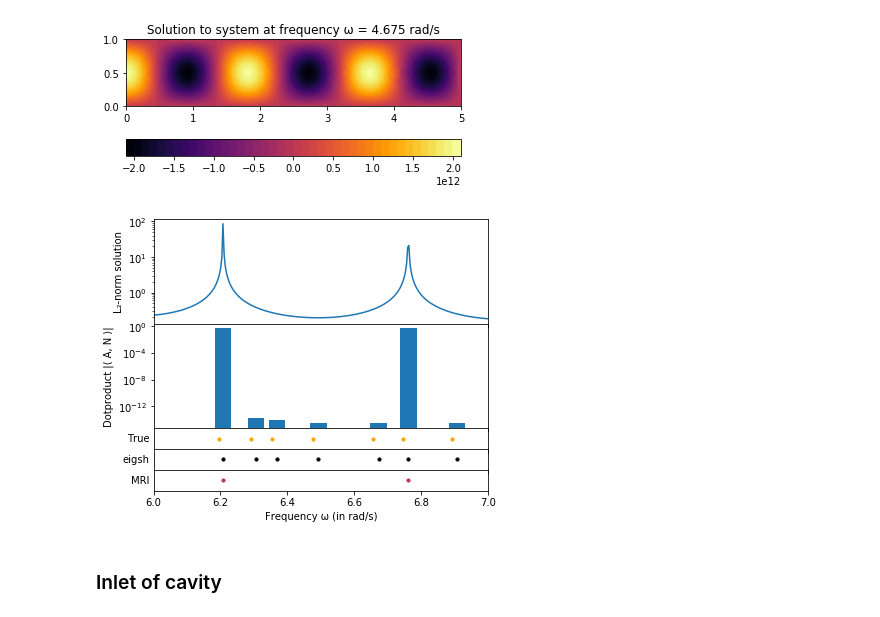
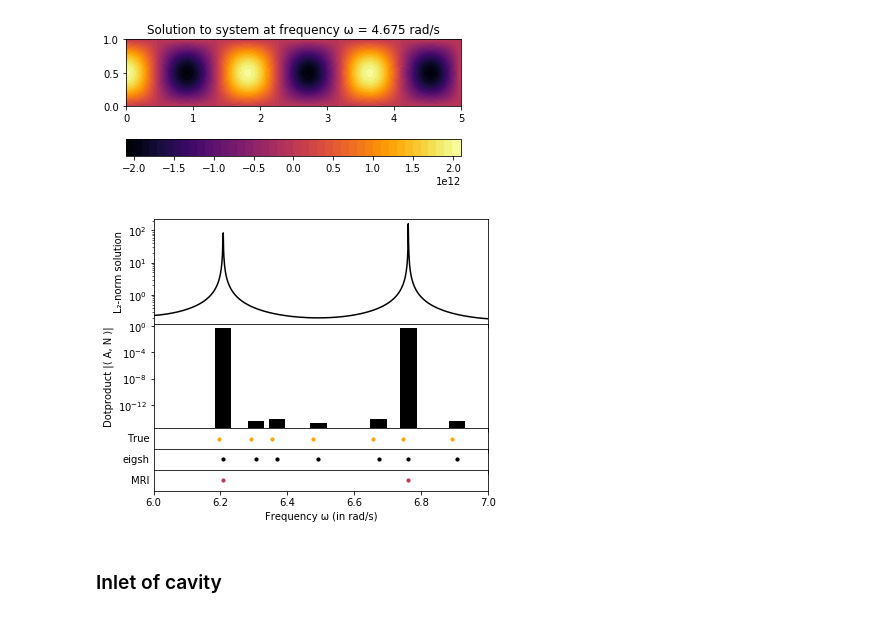
Before and after one commit to FMatti/Maxwell-MRI, a Jupyter notebook: examples/resonant_cavity/resonant_cavity.ipynb, the cells around one changed output. Saved outputs shown, nothing was run; the diff lists cells and outputs as text; code cells hidden in the pictures.

```diff
--- a/examples/resonant_cavity/resonant_cavity.ipynb
+++ b/examples/resonant_cavity/resonant_cavity.ipynb
@@ -191,44 +191,44 @@ fig, ax = plt.subplots(5, 1, figsize=(6, 5), sharex=True, gridspec_kw={'height_r
 
 a = 6
 b = 7
-omegas = np.linspace(a, b, 300)
+omegas = np.linspace(a, b, 1000)
 RC.solve(omegas, solver='fenics')
 solution = RC.save_solution()
 VS = VectorSpaceL2(RC)
 
 ax[0].set_ylabel('L\u2082-norm solution')
 norms = helpers.plot_solution_norms(ax[0], solution, VS, color='k')
 
 MRI = MinimalRationalInterpolation(VS)
-MRI.compute_surrogate(RC, omegas=omegas, greedy=True, tol=1e-1)
+MRI.compute_surrogate(RC, omegas=omegas, greedy=True, tol=1e-2)
 
 eigfreqs_numerical, eigvecs_numerical = RC.get_numerical_eigenfrequencies(a, b, return_eigvecs=True, k=20)
 
 ax[1].set_ylabel('Dotproduct |\u27E8 A, N \u27E9|')
-dotproducts = np.abs([np.inner(RC.insert_boundary_values(eigvec), RC.get_N()) for eigvec in eigvecs])
-ax[1].bar(eigfreqs, dotproducts, width=0.05, color='k')
+dotproducts = np.abs([np.inner(RC.insert_boundary_values(eigvec), RC.get_N()) for eigvec in eigvecs_numerical])
+ax[1].bar(eigfreqs_numerical, dotproducts, width=0.05, color='k')
 ax[1].set_yscale('log')
 
 ax[2].set_ylabel('True', rotation=0, ha='right', va='center')
 eigfreqs_analytical = RC.get_analytical_eigenfrequencies(a, b)
 ax[2].scatter(eigfreqs_analytical, np.zeros_like(eigfreqs_analytical), s=10, color=cm(0.8))
 ax[2].set_yticks([])
 
 ax[3].set_ylabel('eigsh', rotation=0, ha='right', va='center')
 ax[3].scatter(eigfreqs_numerical, np.zeros_like(eigfreqs_numerical), s=10, color=cm(0.0))
 ax[3].set_yticks([])
 
 ax[4].set_ylabel('MRI', rotation=0, ha='right', va='center')
 eigfreqs_rational = MRI.get_interpolatory_eigenfrequencies(only_real=True)
 ax[4].scatter(eigfreqs_rational, np.zeros_like(eigfreqs_rational), s=10, color=cm(0.5))
 ax[4].set_yticks([])
 
 ax[-1].set_xlabel('Frequency \u03C9 (in rad/s)')
 ax[-1].set_xlim(a, b)
 
 plt.subplots_adjust(wspace=0, hspace=0)
 # %% [output]
-[figure, old version]
+[figure, new version]
 # %%
 with open(root + '/report/plots/rectangular_cavity_suppressed.pkl', 'wb') as f:
     pickle.dump([omegas, norms, dotproducts, eigfreqs_analytical, eigfreqs_numerical, eigfreqs_rational], f)
```
Also changed, not shown: parts of 7 cells of this notebook, 14 other files.
